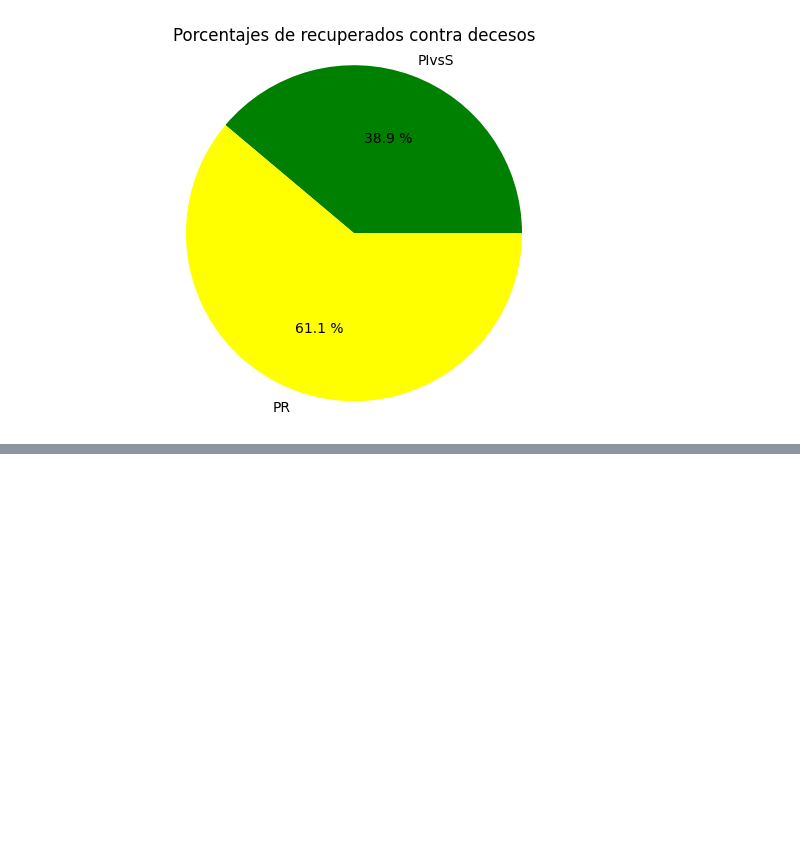
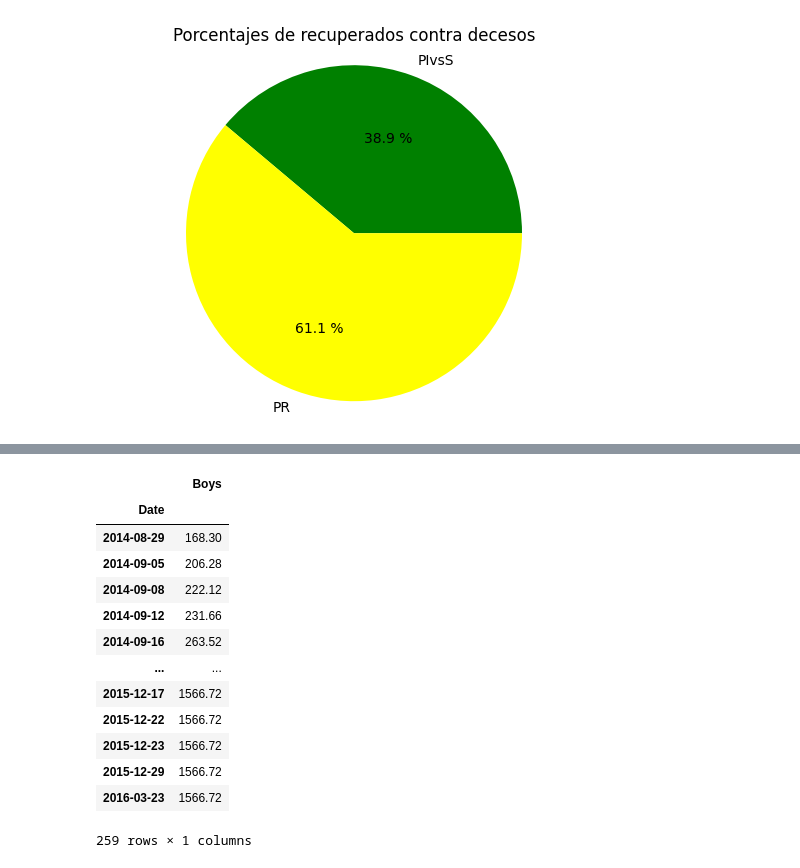
Before and after one commit to hectorhh45/tarea_thc1, a Jupyter notebook: 9/nov/2023.ipynb, the cells around one changed output, grey strips where cells are left out. Saved outputs shown, nothing was run; the diff lists cells and outputs as text; code cells hidden in the pictures; blank space fills up the shorter version.

```diff
--- a/9/nov/2023.ipynb
+++ b/9/nov/2023.ipynb
@@ -193,0 +257,20 @@ plt.show()
+# %%
+Boys=SL['Boys'].to_numpy()
+SL_Boys=pd.DataFrame({'Boys':Boys})
+SL_Boys.index=pd.to_datetime(SL.index,format='%d/%m/%Y')
+SL_Boys
+# %% [output]
+|  | Boys |
+| Date |  |
+| 2014-08-29 | 168.30 |
+| 2014-09-05 | 206.28 |
+| 2014-09-08 | 222.12 |
+| 2014-09-12 | 231.66 |
+| 2014-09-16 | 263.52 |
+| ... | ... |
+| 2015-12-17 | 1566.72 |
+| 2015-12-22 | 1566.72 |
+| 2015-12-23 | 1566.72 |
+| 2015-12-29 | 1566.72 |
+| 2016-03-23 | 1566.72 |
+259 rows × 1 columns
```
Also changed, not shown: parts of 8 cells of this notebook.
